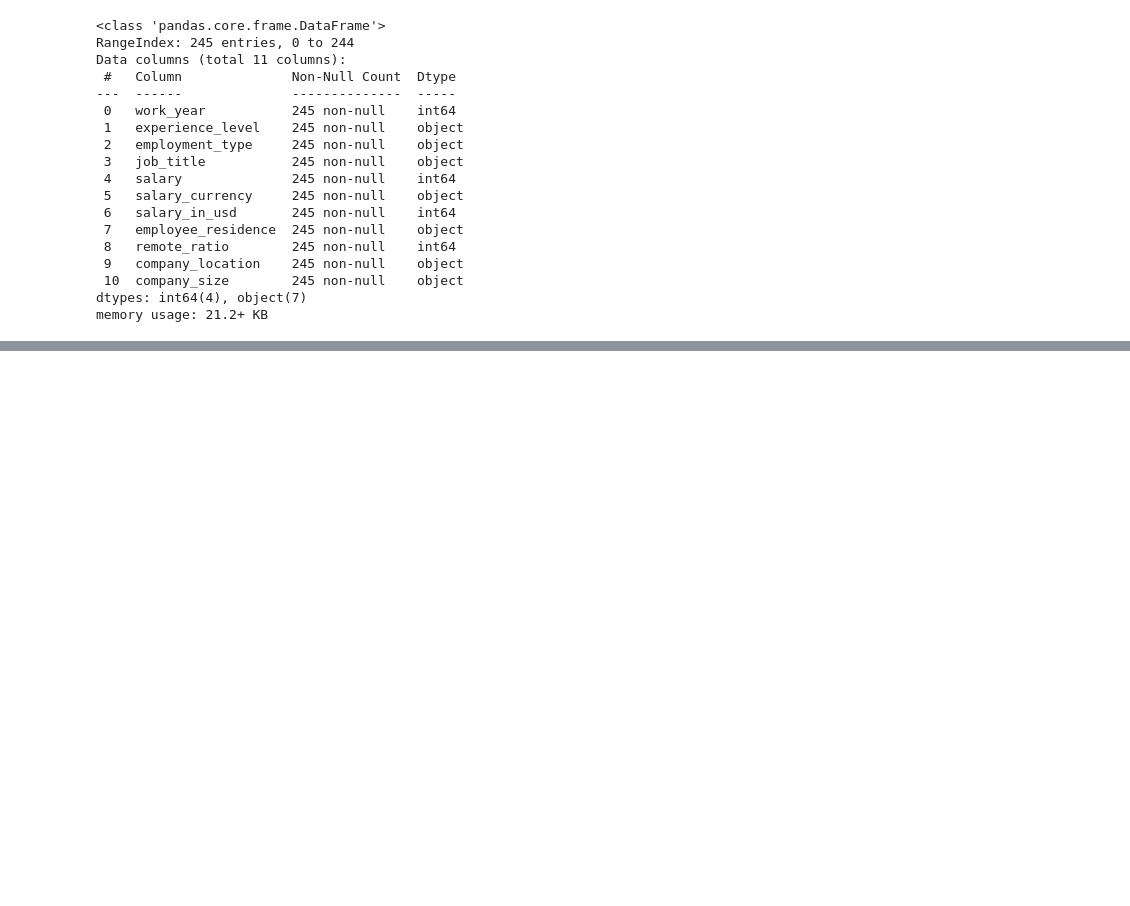
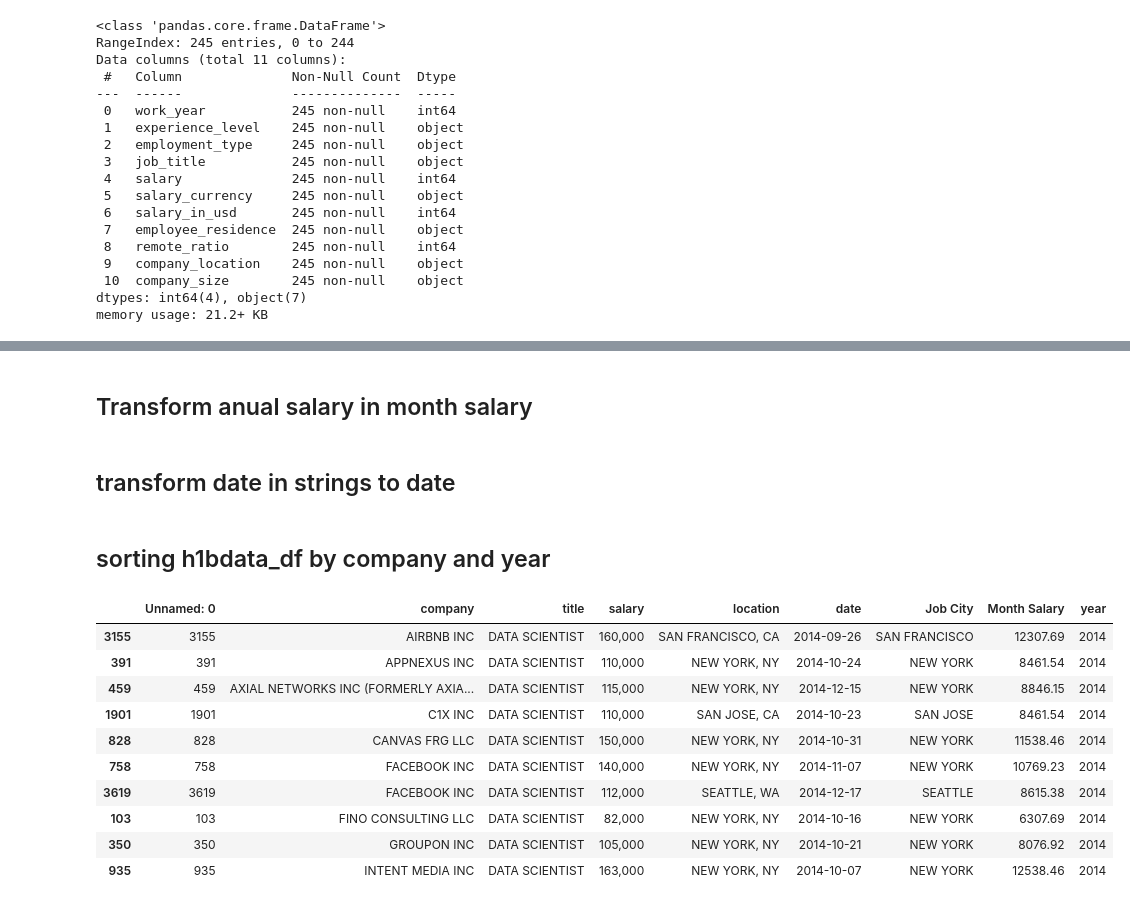
Before and after one commit to lucasvittal2/data_scientist_salaries_analysis, a Jupyter notebook: data_analysis.ipynb, the cells around one changed output, grey strips where cells are left out. Saved outputs shown, nothing was run; the diff lists cells and outputs as text; code cells hidden in the pictures; blank space fills up the shorter version.

```diff
--- a/data_analysis.ipynb
+++ b/data_analysis.ipynb
@@ -97,0 +149,2 @@ memory usage: 21.2+ KB
+# %% [markdown]
+## Transform anual salary in month salary
@@ -97,0 +155,23 @@ memory usage: 21.2+ KB
+# %% [markdown]
+## transform date in strings to date
+# %%
+from datetime import datetime
+h1bdata_df['date'] = pd.to_datetime( h1bdata_df['date'])
+h1bdata_df['year'] = [i.year for i in h1bdata_df['date']]
+# %% [markdown]
+## sorting h1bdata_df by company and year
+# %%
+h1bdata_df.sort_values(by=['year','company'], inplace=True, ascending=True)
+h1bdata_df.head(10)
+# %% [output]
+|  | Unnamed: 0 | company | title | salary | location | date | Job City | Month Salary | year |
+| 3155 | 3155 | AIRBNB INC | DATA SCIENTIST | 160,000 | SAN FRANCISCO, CA | 2014-09-26 | SAN FRANCISCO | 12307.69 | 2014 |
+| 391 | 391 | APPNEXUS INC | DATA SCIENTIST | 110,000 | NEW YORK, NY | 2014-10-24 | NEW YORK | 8461.54 | 2014 |
+| 459 | 459 | AXIAL NETWORKS INC (FORMERLY AXIA... | DATA SCIENTIST | 115,000 | NEW YORK, NY | 2014-12-15 | NEW YORK | 8846.15 | 2014 |
+| 1901 | 1901 | C1X INC | DATA SCIENTIST | 110,000 | SAN JOSE, CA | 2014-10-23 | SAN JOSE | 8461.54 | 2014 |
+| 828 | 828 | CANVAS FRG LLC | DATA SCIENTIST | 150,000 | NEW YORK, NY | 2014-10-31 | NEW YORK | 11538.46 | 2014 |
+| 758 | 758 | FACEBOOK INC | DATA SCIENTIST | 140,000 | NEW YORK, NY | 2014-11-07 | NEW YORK | 10769.23 | 2014 |
+| 3619 | 3619 | FACEBOOK INC | DATA SCIENTIST | 112,000 | SEATTLE, WA | 2014-12-17 | SEATTLE | 8615.38 | 2014 |
+| 103 | 103 | FINO CONSULTING LLC | DATA SCIENTIST | 82,000 | NEW YORK, NY | 2014-10-16 | NEW YORK | 6307.69 | 2014 |
+| 350 | 350 | GROUPON INC | DATA SCIENTIST | 105,000 | NEW YORK, NY | 2014-10-21 | NEW YORK | 8076.92 | 2014 |
+| 935 | 935 | INTENT MEDIA INC | DATA SCIENTIST | 163,000 | NEW YORK, NY | 2014-10-07 | NEW YORK | 12538.46 | 2014 |
```
Also changed, not shown: parts of 26 cells of this notebook, 4 other files.
